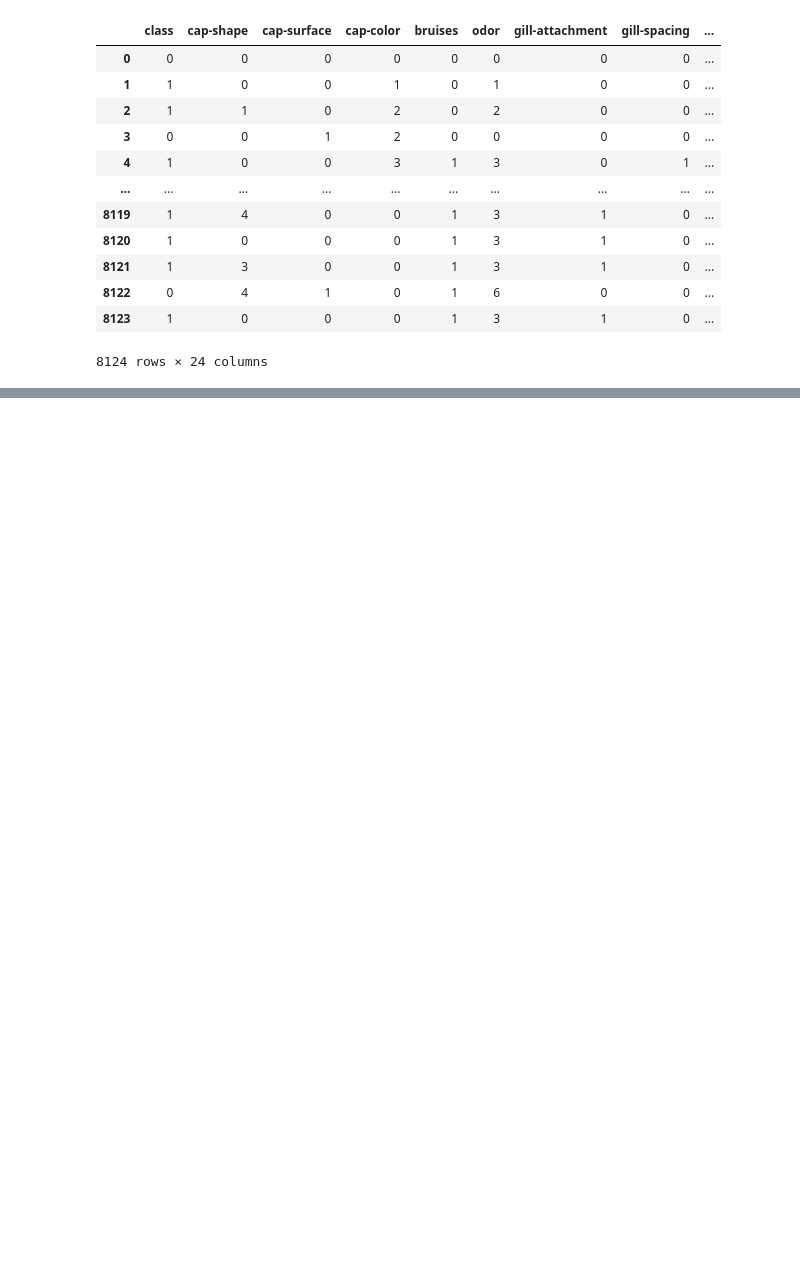
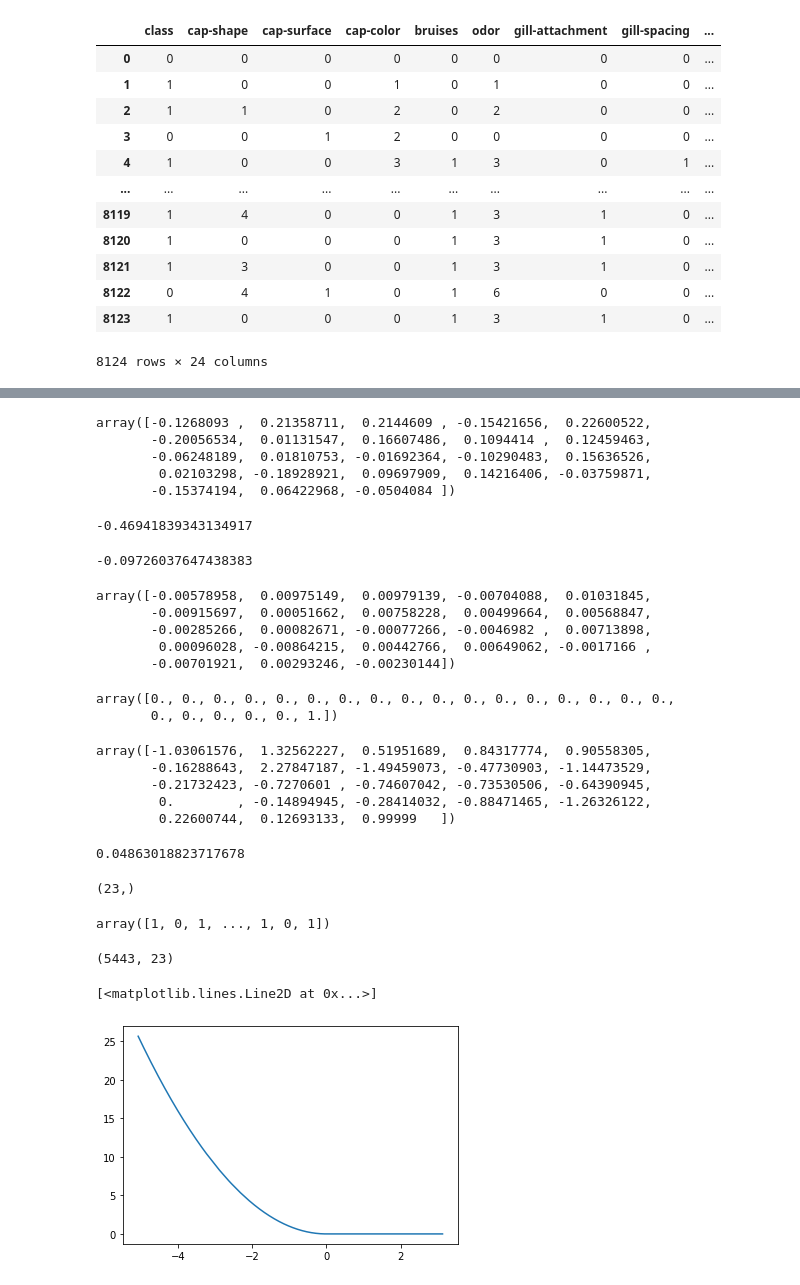
Before and after one commit to BabylenMagnus/EStraine, a Jupyter notebook: Test.ipynb, the cells around one changed output, grey strips where cells are left out. Saved outputs shown, nothing was run; the diff lists cells and outputs as text; code cells hidden in the pictures; blank space fills up the shorter version.

```diff
--- a/Test.ipynb
+++ b/Test.ipynb
@@ -49,0 +103,80 @@ model.margin(X_train[0], y_train[0])
+# %%
+h = 1e-5
+x = X_train[1]
+y = 0
+df = np.ones(X_train.shape[1])
+for i in range(X_train.shape[1]):
+    x1 = x.copy()
+    x2 = x.copy()
+    x1[i] = x[i] + h
+    x2[i] = x[i] - h
+
+    df[i] = (model.pred(x1) - model.pred(x2)) / (2 * h)
+df
+# %% [output]
+array([-0.1268093 ,  0.21358711,  0.2144609 , -0.15421656,  0.22600522,
+       -0.20056534,  0.01131547,  0.16607486,  0.1094414 ,  0.12459463,
+       -0.06248189,  0.01810753, -0.01692364, -0.10290483,  0.15636526,
+        0.02103298, -0.18928921,  0.09697909,  0.14216406, -0.03759871,
+       -0.15374194,  0.06422968, -0.0504084 ])
+# %%
+h = 1e-5
+x = model.pred(X_train[1])
+y = 0
+
+dm = (model.margin((x + h, y)) - model.margin((x - h, y))) / (2 * h)
+dm
+# %% [output]
+-0.46941839343134917
+# %%
+h = 1e-5
+x = model.margin((X_train[1], 0))
+
+dl = (model.error_func(x + h) - model.error_func(x - h)) / (2 * h)
+dl
+# %% [output]
+-0.09726037647438383
+# %%
+dl = dl * dm * df
+dl
+# %% [output]
+array([-0.00578958,  0.00975149,  0.00979139, -0.00704088,  0.01031845,
+       -0.00915697,  0.00051662,  0.00758228,  0.00499664,  0.00568847,
+       -0.00285266,  0.00082671, -0.00077266, -0.0046982 ,  0.00713898,
+        0.00096028, -0.00864215,  0.00442766,  0.00649062, -0.0017166 ,
+       -0.00701921,  0.00293246, -0.00230144])
+# %%
+(x1 - x2) / (2 * h)
+# %% [output]
+array([0., 0., 0., 0., 0., 0., 0., 0., 0., 0., 0., 0., 0., 0., 0., 0., 0.,
+       0., 0., 0., 0., 0., 1.])
+# %%
+x2
+# %% [output]
+array([-1.03061576,  1.32562227,  0.51951689,  0.84317774,  0.90558305,
+       -0.16288643,  2.27847187, -1.49459073, -0.47730903, -1.14473529,
+       -0.21732423, -0.7270601 , -0.74607042, -0.73530506, -0.64390945,
+        0.        , -0.14894945, -0.28414032, -0.88471465, -1.26326122,
+        0.22600744,  0.12693133,  0.99999   ])
+# %%
+model.pred(X_train[1])
+# %% [output]
+0.04863018823717678
+# %%
+dm.shape
+# %% [output]
+(23,)
+# %%
+y_train
+# %% [output]
+array([1, 0, 1, ..., 1, 0, 1])
+# %%
+X_train.shape
+# %% [output]
+(5443, 23)
+# %%
+y = np.array(list(map(model.error_func, margin)))
+plt.plot(np.sort(margin), y)
+# %% [output]
+[<matplotlib.lines.Line2D at 0x...>]
+[figure, added]
```
Also changed, not shown: parts of 44 cells of this notebook, 1 other file.
